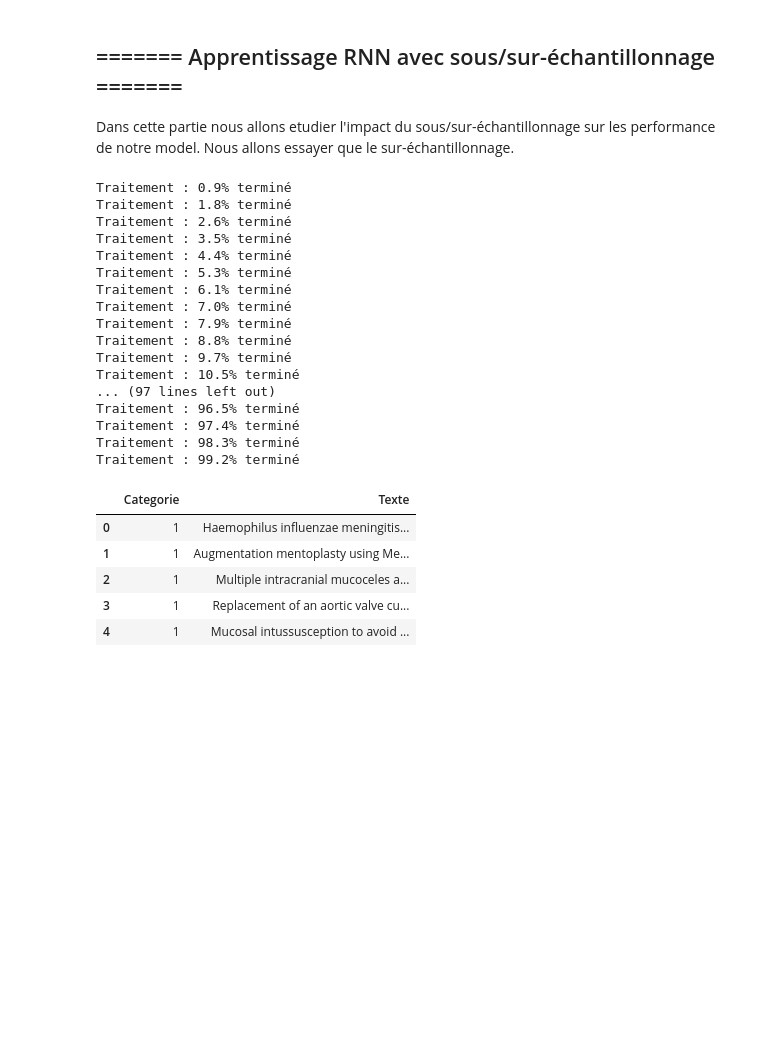
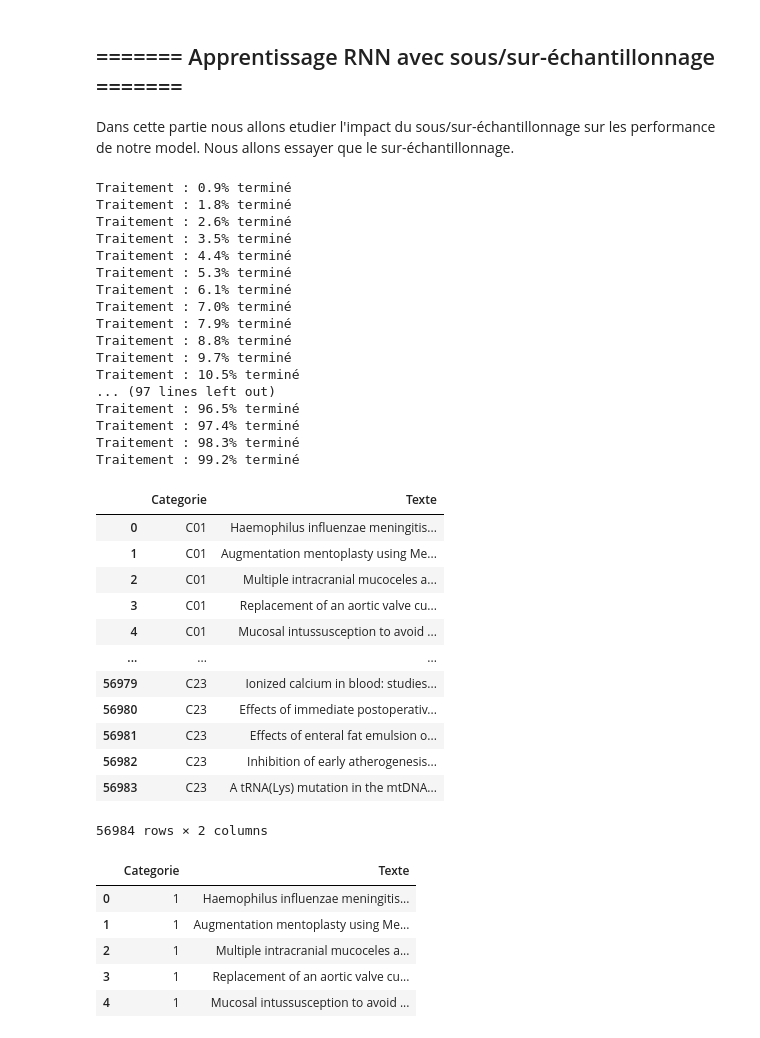
Before and after one commit to Payll/AI-S9, a Jupyter notebook: Tp1_2/TP1_2.ipynb, the cells around one changed output. Saved outputs shown, nothing was run; the diff lists cells and outputs as text; code cells hidden in the pictures; blank space fills up the shorter version.

```diff
--- a/Tp1_2/TP1_2.ipynb
+++ b/Tp1_2/TP1_2.ipynb
@@ -1369,33 +1381,47 @@ if onDrive:
     texts, words = get_info('/content/ohsumed-all/')
 else:
     texts, words = get_info('./Data/ohsumed-all/')
 # Préparation des données pour créer un DataFrame.
 data = []
 for category, texts in texts.items():
     for text in texts:
         # Pour chaque texte, ajouter une entrée avec la catégorie et le texte.
         data.append({'Categorie': category, 'Texte': text})
 
 # Création d'un DataFrame à partir de la liste 'data'.
 texts_df = pd.DataFrame(data)
+texts_df
 # %% [output]
 Traitement : 0.9% terminé
 Traitement : 1.8% terminé
 Traitement : 2.6% terminé
 Traitement : 3.5% terminé
 Traitement : 4.4% terminé
 Traitement : 5.3% terminé
 Traitement : 6.1% terminé
 Traitement : 7.0% terminé
 Traitement : 7.9% terminé
 Traitement : 8.8% terminé
 Traitement : 9.7% terminé
 Traitement : 10.5% terminé
 ... (97 lines left out)
 Traitement : 96.5% terminé
 Traitement : 97.4% terminé
 Traitement : 98.3% terminé
 Traitement : 99.2% terminé
+|  | Categorie | Texte |
+| 0 | C01 | Haemophilus influenzae meningitis... |
+| 1 | C01 | Augmentation mentoplasty using Me... |
+| 2 | C01 | Multiple intracranial mucoceles a... |
+| 3 | C01 | Replacement of an aortic valve cu... |
+| 4 | C01 | Mucosal intussusception to avoid ... |
+| ... | ... | ... |
+| 56979 | C23 | Ionized calcium in blood: studies... |
+| 56980 | C23 | Effects of immediate postoperativ... |
+| 56981 | C23 | Effects of enteral fat emulsion o... |
+| 56982 | C23 | Inhibition of early atherogenesis... |
+| 56983 | C23 | A tRNA(Lys) mutation in the mtDNA... |
+56984 rows × 2 columns
 # %%
 # Suppression du caractère 'C' dans les valeurs de la colonne 'Categorie'.
 texts_df['Categorie'] = texts_df['Categorie'].str.replace('C', '')
```
Also changed, not shown: parts of 29 cells of this notebook.
